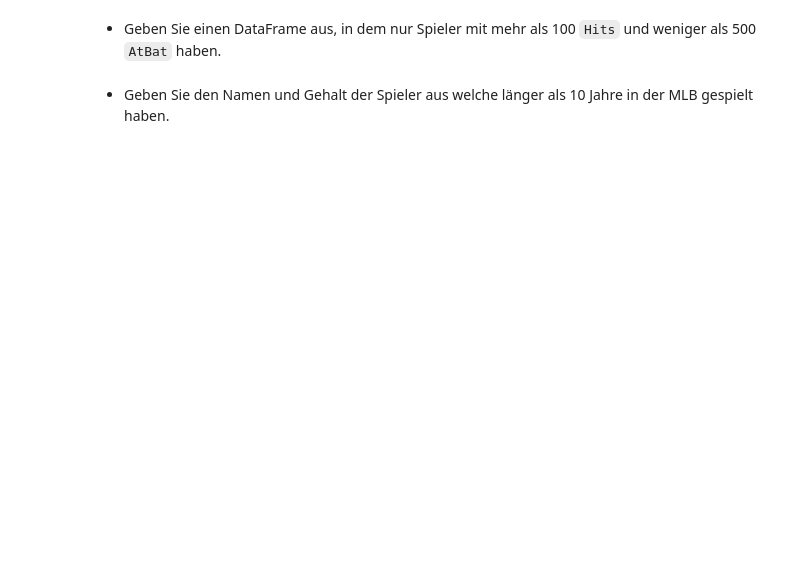
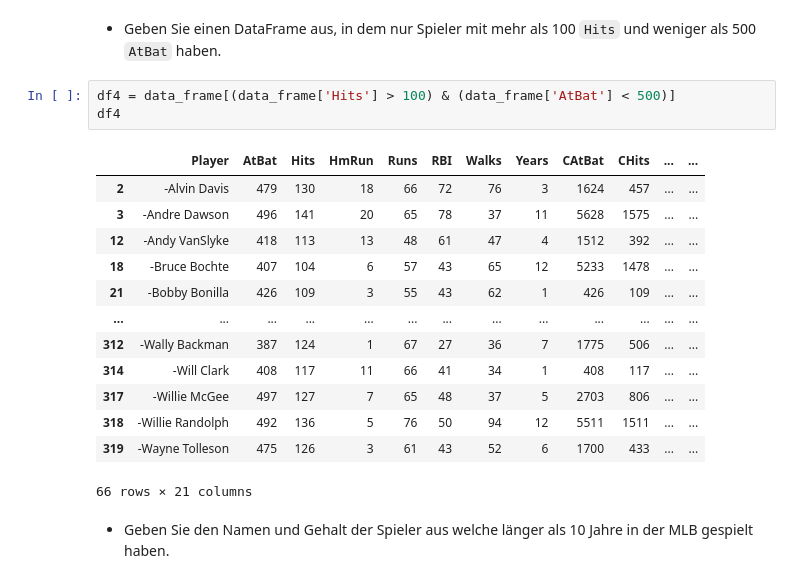
Before and after one commit to daniel-vera-g/ml-kurs, a Jupyter notebook: 0_PandasIntro.ipynb, the cells around one changed output. Saved outputs shown, nothing was run; the diff lists cells and outputs as text; blank space fills up the shorter version.

```diff
--- a/0_PandasIntro.ipynb
+++ b/0_PandasIntro.ipynb
@@ -23,4 +103,21 @@ In diesem Notebook wollen wir uns die Grundlagen Pandas und Jupyter anhang von A
 # %% [markdown]
 - Geben Sie einen DataFrame aus, in dem nur Spieler mit mehr als 100 `Hits` und weniger als 500 `AtBat` haben.
+# %%
+df4 = data_frame[(data_frame['Hits'] > 100) & (data_frame['AtBat'] < 500)]
+df4
+# %% [output]
+|  | Player | AtBat | Hits | HmRun | Runs | RBI | Walks | Years | CAtBat | CHits | ... | ... |
+| 2 | -Alvin Davis | 479 | 130 | 18 | 66 | 72 | 76 | 3 | 1624 | 457 | ... | ... |
+| 3 | -Andre Dawson | 496 | 141 | 20 | 65 | 78 | 37 | 11 | 5628 | 1575 | ... | ... |
+| 12 | -Andy VanSlyke | 418 | 113 | 13 | 48 | 61 | 47 | 4 | 1512 | 392 | ... | ... |
+| 18 | -Bruce Bochte | 407 | 104 | 6 | 57 | 43 | 65 | 12 | 5233 | 1478 | ... | ... |
+| 21 | -Bobby Bonilla | 426 | 109 | 3 | 55 | 43 | 62 | 1 | 426 | 109 | ... | ... |
+| ... | ... | ... | ... | ... | ... | ... | ... | ... | ... | ... | ... | ... |
+| 312 | -Wally Backman | 387 | 124 | 1 | 67 | 27 | 36 | 7 | 1775 | 506 | ... | ... |
+| 314 | -Will Clark | 408 | 117 | 11 | 66 | 41 | 34 | 1 | 408 | 117 | ... | ... |
+| 317 | -Willie McGee | 497 | 127 | 7 | 65 | 48 | 37 | 5 | 2703 | 806 | ... | ... |
+| 318 | -Willie Randolph | 492 | 136 | 5 | 76 | 50 | 94 | 12 | 5511 | 1511 | ... | ... |
+| 319 | -Wayne Tolleson | 475 | 126 | 3 | 61 | 43 | 52 | 6 | 1700 | 433 | ... | ... |
+66 rows × 21 columns
 # %% [markdown]
 - Geben Sie den Namen und Gehalt der Spieler aus welche länger als 10 Jahre in der MLB gespielt haben.
```
Also changed, not shown: parts of 12 cells of this notebook.
